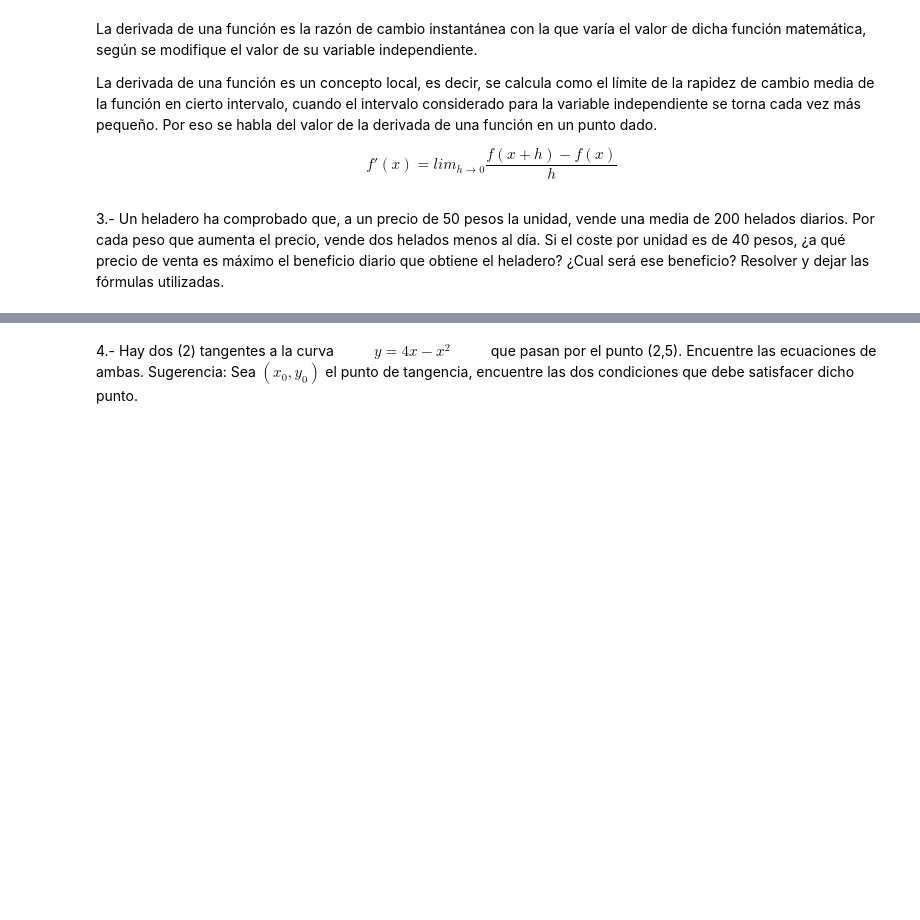
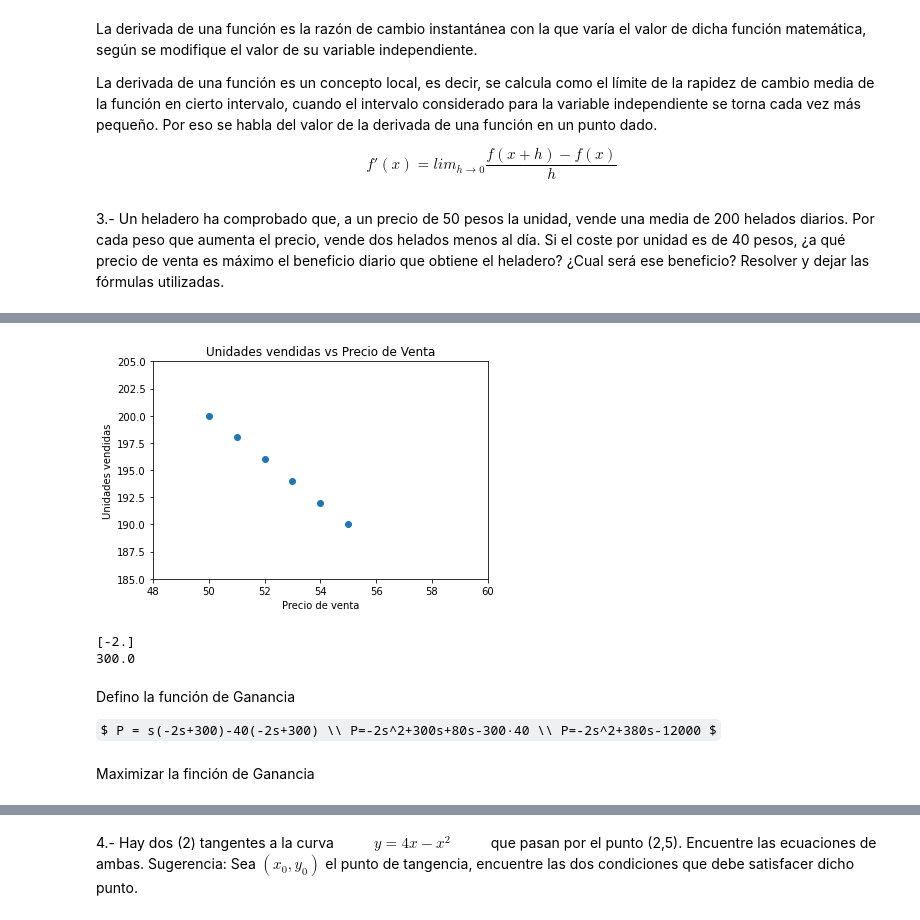
Before and after one commit to lvalinotti/analisis_matematico, a Jupyter notebook: analisis_matematico_parcial_161220.ipynb, the cells around one changed output, grey strips where cells are left out. Cells and saved outputs as stored; diff of their text form; code cells hidden in the pictures; some formulas as TeX source; blank space fills up the shorter version.

```diff
--- a/analisis_matematico_parcial_161220.ipynb
+++ b/analisis_matematico_parcial_161220.ipynb
@@ -307,0 +325,8 @@ Resolver y dejar las fórmulas utilizadas.
+# %%
+# Precio de venta
+x=np.array([50,51,52,53,54,55])
+x=np.array([x]).T
+print(x)
+# Unidades vendidas
+y=np.array([200,198,196,194,192,190])
+print(y)
@@ -307,0 +341,28 @@ Resolver y dejar las fórmulas utilizadas.
+# %%
+plt.title("Unidades vendidas vs Precio de Venta")
+plt.scatter(x,y)
+plt.xlabel("Precio de venta")
+plt.ylabel("Unidades vendidas")
+plt.axhline(0,color="black")
+plt.axvline(0,color="black")
+plt.xlim(48,60)
+plt.ylim(185,205)
+plt.show()
+# %% [output]
+[figure, added]
+# %%
+regresionLineal= LinearRegression()
+regresionLineal.fit(x,y)
+pendiente=regresionLineal.coef_
+ordenadaOrigen=regresionLineal.intercept_
+print(pendiente)
+print(ordenadaOrigen)
+# %% [output]
+[-2.]
+300.0
+# %% [markdown]
+Defino la función de Ganancia
+
+$ P = s(-2s+300)-40(-2s+300) \\ P=-2s^2+300s+80s-300·40 \\ P=-2s^2+380s-12000 $
+# %% [markdown]
+Maximizar la finción de Ganancia
```
Also changed, not shown: parts of 15 cells of this notebook.
